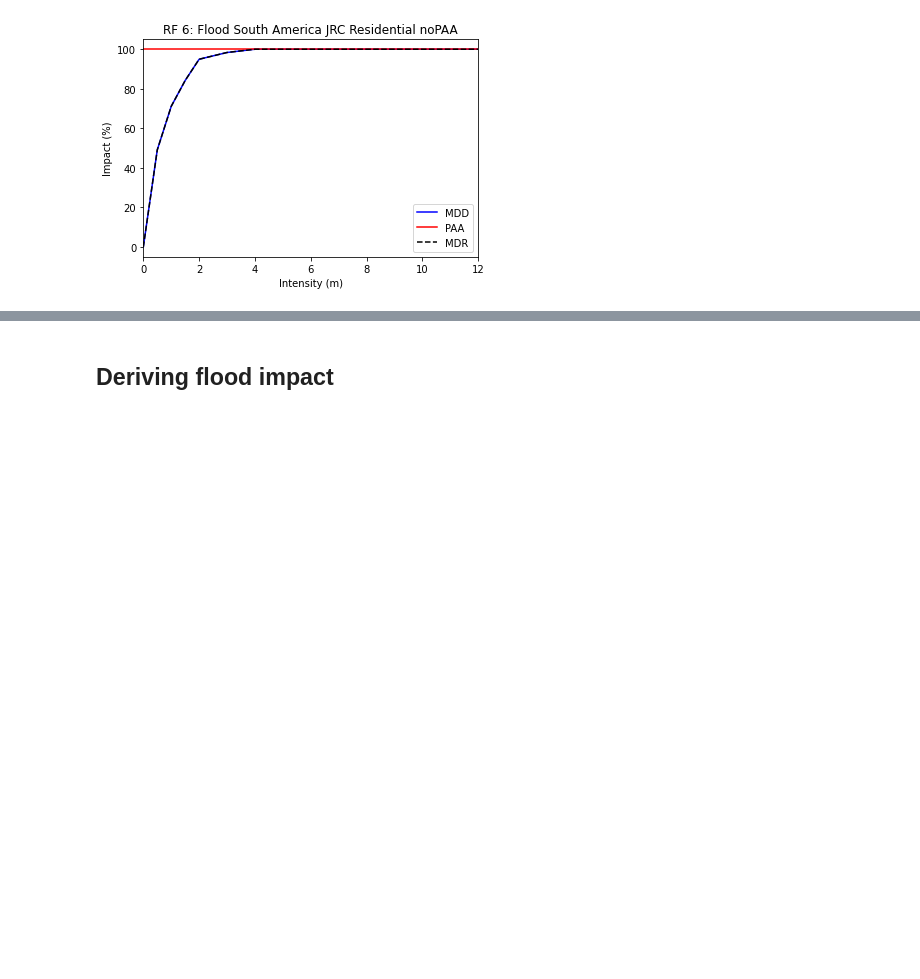
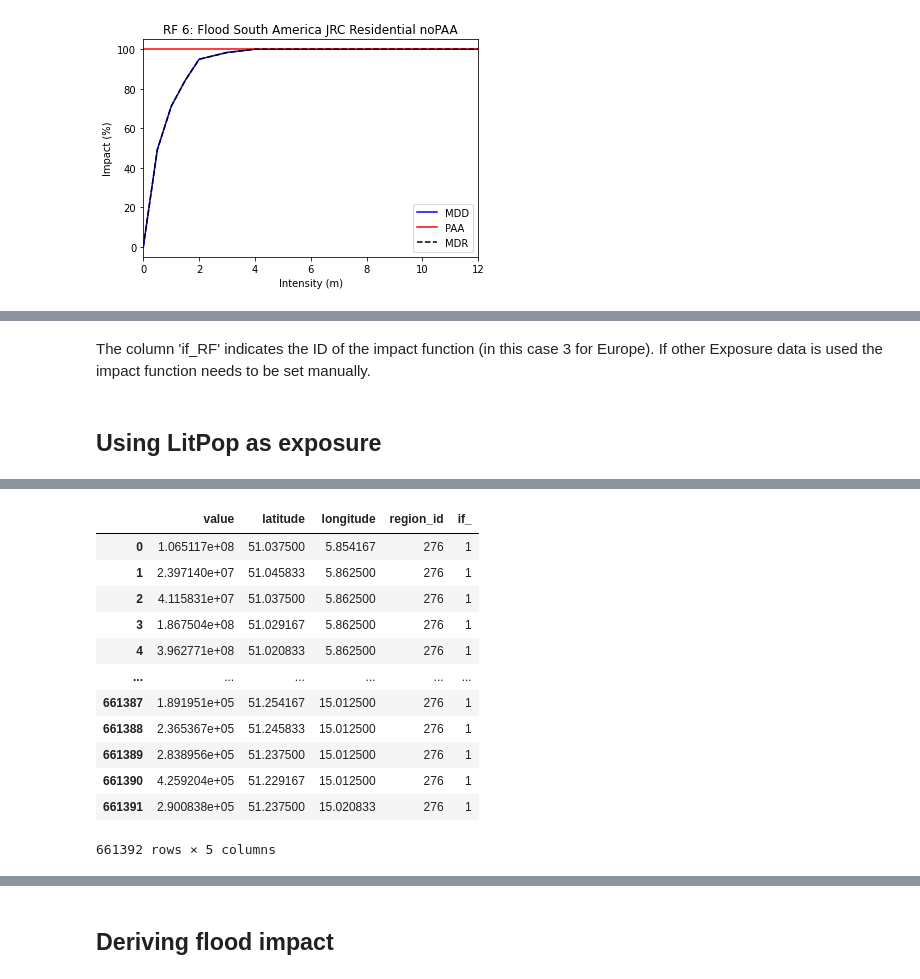
Before and after one commit to mmyrte/climada_python, a Jupyter notebook: doc/tutorial/climada_hazard_RiverFlood.ipynb, the cells around one changed output, grey strips where cells are left out. Drawn from its saved outputs; the diff is of its cells as text; code cells hidden in the pictures; blank space fills up the shorter version.

```diff
--- a/doc/tutorial/climada_hazard_RiverFlood.ipynb
+++ b/doc/tutorial/climada_hazard_RiverFlood.ipynb
@@ -218,0 +289,11 @@ if_OCE[0].plot()
+# %% [markdown]
+The column 'if_RF' indicates the ID of the impact function (in this case 3 for Europe).
+If other Exposure data is used the impact function needs to be set manually.
+# %% [markdown]
+## Using LitPop as exposure
+# %%
+from climada.entity import LitPop
+lp_exp = LitPop()
+lp_exp.set_country('DEU', fin_mode='pc')
+lp_exp
+# %% [output]
@@ -218,0 +312,13 @@ if_OCE[0].plot()
+|  | value | latitude | longitude | region_id | if_ |
+| 0 | 1.065117e+08 | 51.037500 | 5.854167 | 276 | 1 |
+| 1 | 2.397140e+07 | 51.045833 | 5.862500 | 276 | 1 |
+| 2 | 4.115831e+07 | 51.037500 | 5.862500 | 276 | 1 |
+| 3 | 1.867504e+08 | 51.029167 | 5.862500 | 276 | 1 |
+| 4 | 3.962771e+08 | 51.020833 | 5.862500 | 276 | 1 |
+| ... | ... | ... | ... | ... | ... |
+| 661387 | 1.891951e+05 | 51.254167 | 15.012500 | 276 | 1 |
+| 661388 | 2.365367e+05 | 51.245833 | 15.012500 | 276 | 1 |
+| 661389 | 2.838956e+05 | 51.237500 | 15.012500 | 276 | 1 |
+| 661390 | 4.259204e+05 | 51.229167 | 15.012500 | 276 | 1 |
+| 661391 | 2.900838e+05 | 51.237500 | 15.020833 | 276 | 1 |
+661392 rows × 5 columns
```
Also changed, not shown: parts of 17 cells of this notebook.
